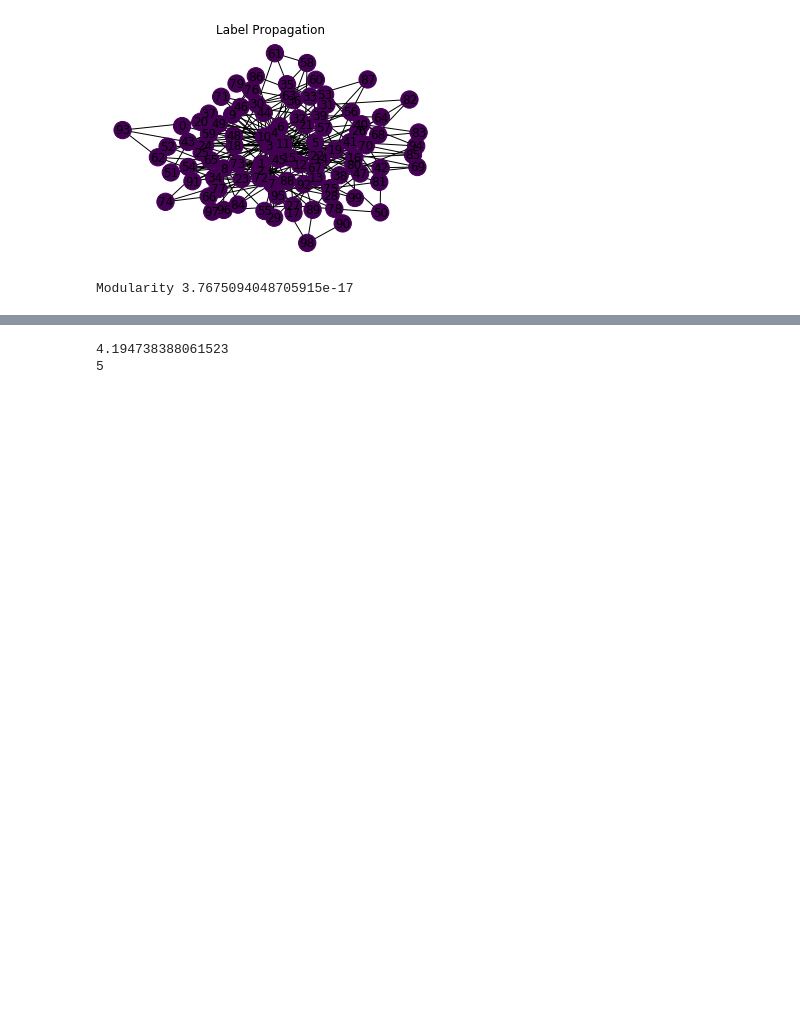
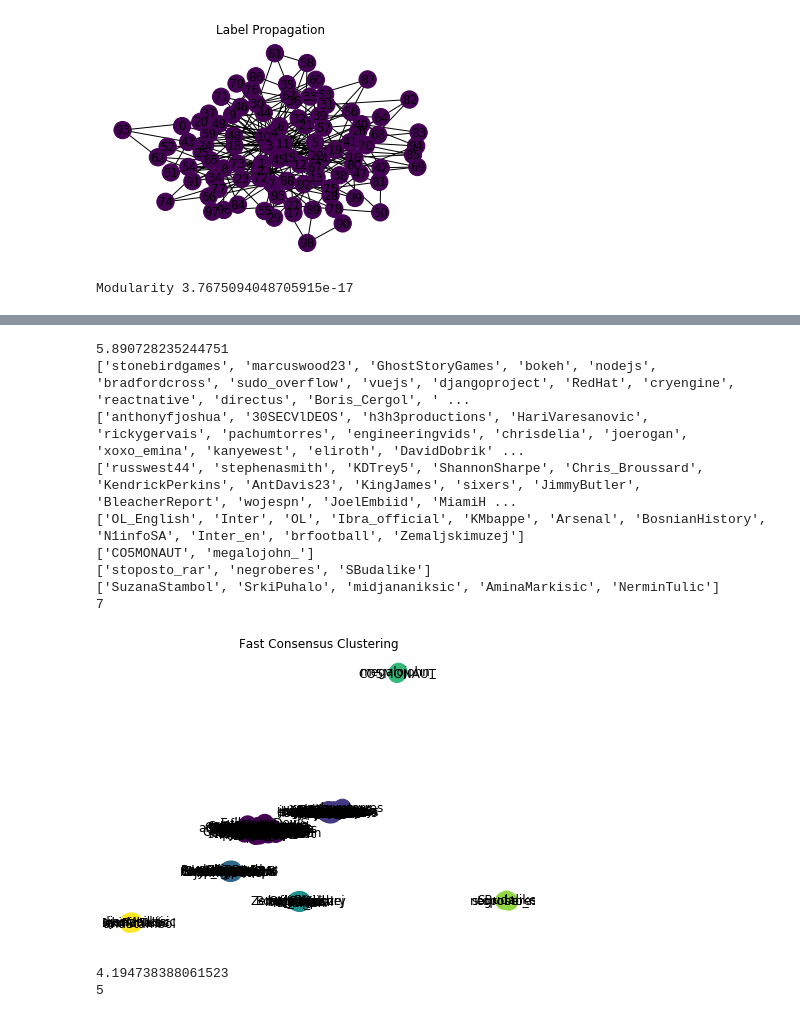
Before and after one commit to damir1407/label-propagation, a Jupyter notebook: notebooks/01-analysis_synthetic_graphs.ipynb, the cells around one changed output, grey strips where cells are left out. Drawn from its saved outputs; the diff is of its cells as text; code cells hidden in the pictures; blank space fills up the shorter version.

```diff
--- a/notebooks/01-analysis_synthetic_graphs.ipynb
+++ b/notebooks/01-analysis_synthetic_graphs.ipynb
@@ -53,3 +92,26 @@ draw_graph(graph, labels, "Label Propagation")
+# %%
+lp = LabelPropagation("../data/my-twitter/followees.txt", "U")
+start_time = time.time()
+graph, labels = lp.consensus_clustering(label_ties_resolution="retention",
+                                      convergence_criterium="change", order="asynchronous",
+                                        threshold=0.5, number_of_partitions=10, weighted=False, fcc=True,
+                                        convergence_factor=0.02)
+print(time.time() - start_time)
+for comm in lp.final_communities:
+    print(comm)
+print(len(lp.final_communities))
+draw_graph(graph, labels, "Fast Consensus Clustering")
+# %% [output]
+5.890728235244751
+['stonebirdgames', 'marcuswood23', 'GhostStoryGames', 'bokeh', 'nodejs', 'bradfordcross', 'sudo_overflow', 'vuejs', 'djangoproject', 'RedHat', 'cryengine', 'reactnative', 'directus', 'Boris_Cergol', ' ...
+['anthonyfjoshua', '30SECVlDEOS', 'h3h3productions', 'HariVaresanovic', 'rickygervais', 'pachumtorres', 'engineeringvids', 'chrisdelia', 'joerogan', 'xoxo_emina', 'kanyewest', 'eliroth', 'DavidDobrik' ...
+['russwest44', 'stephenasmith', 'KDTrey5', 'ShannonSharpe', 'Chris_Broussard', 'KendrickPerkins', 'AntDavis23', 'KingJames', 'sixers', 'JimmyButler', 'BleacherReport', 'wojespn', 'JoelEmbiid', 'MiamiH ...
+['OL_English', 'Inter', 'OL', 'Ibra_official', 'KMbappe', 'Arsenal', 'BosnianHistory', 'N1infoSA', 'Inter_en', 'brfootball', 'Zemaljskimuzej']
+['CO5MONAUT', 'megalojohn_']
+['stoposto_rar', 'negroberes', 'SBudalike']
+['SuzanaStambol', 'SrkiPuhalo', 'midjananiksic', 'AminaMarkisic', 'NerminTulic']
+7
+[figure, added]
 # %%
 start_time = time.time()
 graph, labels = lp.consensus_clustering(label_ties_resolution="retention", convergence_criterium="strong-community",
```
Also changed, not shown: parts of 17 cells of this notebook, 3 other files.
